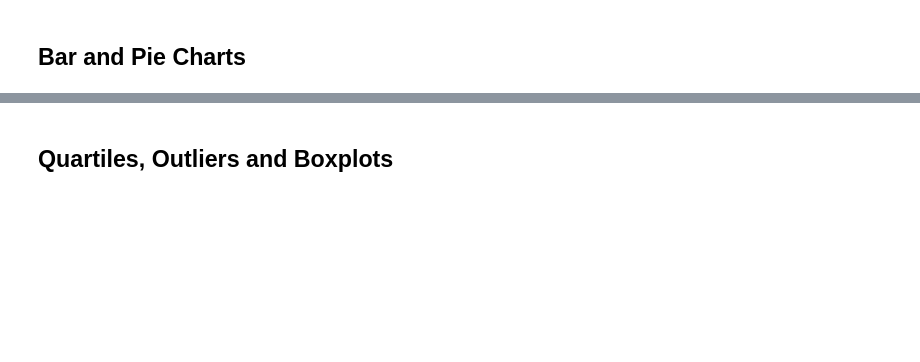
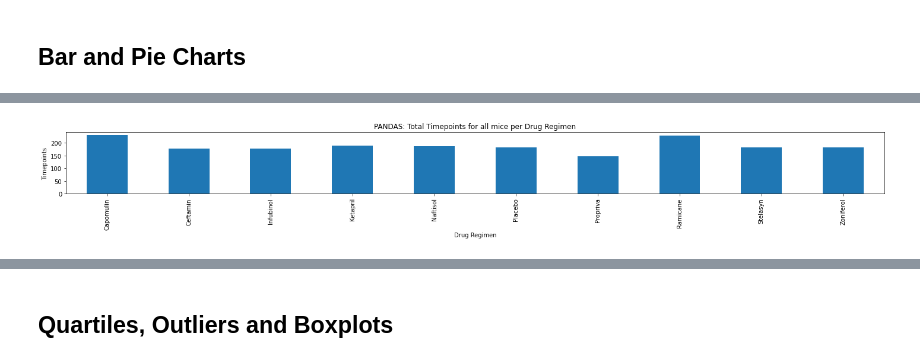
Before and after one commit to antoinetteboyle/matplotlib-challenge, a Jupyter notebook: Pymaceuticals/pymaceuticals_starter.ipynb, the cells around one changed output, grey strips where cells are left out. Saved outputs shown, nothing was run; the diff lists cells and outputs as text; code cells hidden in the pictures; blank space fills up the shorter version.

```diff
--- a/Pymaceuticals/pymaceuticals_starter.ipynb
+++ b/Pymaceuticals/pymaceuticals_starter.ipynb
@@ -95,6 +109,6 @@ g989
 # %%
 # Create a clean DataFrame by dropping the duplicate mouse by its ID.
-clean_df = merge_data[merge_data['Mouse ID'] != dup1]
+clean_df = merge_data[merge_data['Mouse ID'] != dup2]
 clean_df
 # %% [output]
 |  | Mouse ID | Drug Regimen | Sex | Age_months | Weight (g) | Timepoint | Tumor Volume (mm3) | ... |
@@ -158,3 +161,5 @@ countcleantime
 ## Bar and Pie Charts
 # %%
 # Generate a bar plot showing the total number of timepoints for all mice tested for each drug regimen using Pandas.
+MiceTimepointDrug = clean_df.groupby("Drug Regimen")['Timepoint'].count()
+MiceTimepointDrug.head(10)
@@ -162,0 +179,8 @@ countcleantime
+# %%
+MiceTimepointDrug.plot(kind = 'bar', figsize = (20,3))
+plt.title('PANDAS: Total Timepoints for all mice per Drug Regimen')
+plt.ylabel('Timepoints')
+plt.tight_layout()
+plt.show()
+# %% [output]
+[figure, added]
```
Also changed, not shown: parts of 39 cells of this notebook, 1 other file.
